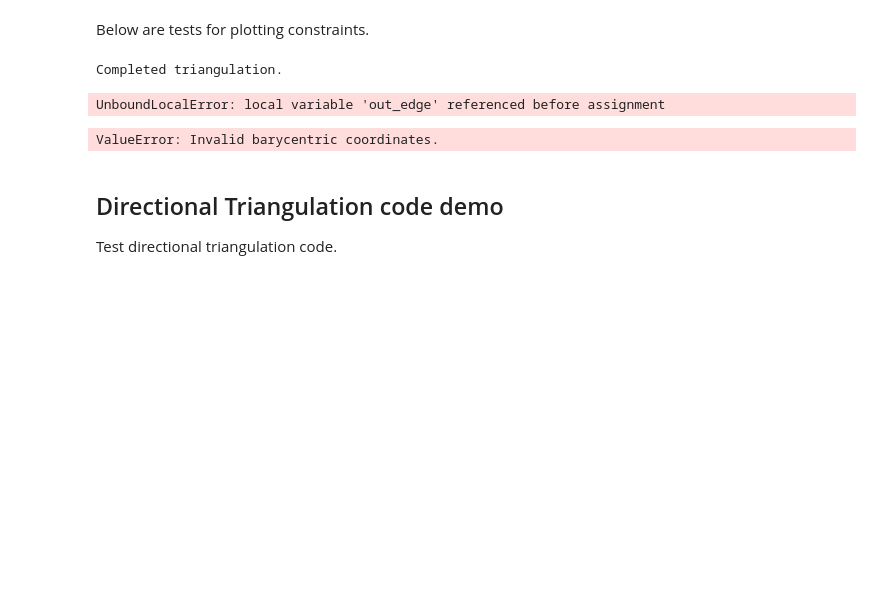
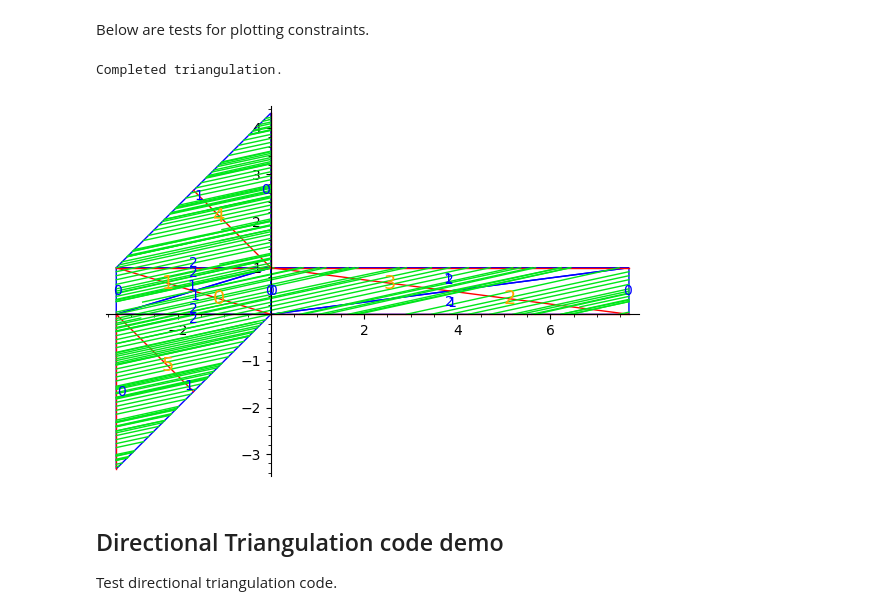
Before and after one commit to sfreedman67/samsurf, a Jupyter notebook: bowman/testing_cyl_ref.ipynb, the cells around one changed output. Drawn from its saved outputs; the diff is of its cells as text; code cells hidden in the pictures; blank space fills up the shorter version.

Commit message:
code is now cleaned up and working for veech elements that give equiv surface

```diff
--- a/bowman/testing_cyl_ref.ipynb
+++ b/bowman/testing_cyl_ref.ipynb
@@ -18,24 +17,13 @@ Z = Y.plot_constraints(constraints_dict) # get triangulation with marked segment
 #Z.plot()
 # %% [output]
 Completed triangulation.
-# %%
-# need to test plot_transformed_constraints(self, pts_info)
-pts_info = [[((1/2, 1/2, 0), 0, vector([1, 1]))]]
-Z.plot_transformed_constraints(pts_info)
-# %% [output]
-UnboundLocalError: local variable 'out_edge' referenced before assignment
 # %%
 F = Y.generators_veech
-#veech_elem = matrix([[1, 11], [0, 1]])
 veech_elem = F.gens[12] # get veech element
-#new_tri, indx, new_coord = Y.track_marked_point((1/2, 1/2, 0), 0, veech_elem)
+new_triangulation = Z.main_constraint_plotter(veech_elem) # get new triangulation with transformed segments
+new_triangulation.plot()
+# %% [output]
+[figure, added]
-# %%
-# return triangulation object with plotted lines elements.
-# main_constraint_plotter is the master function that returns a triangulation with
-# the transformed segments plotted on it.
-new_triangulation = Z.main_constraint_plotter(veech_elem)
-# %% [output]
-ValueError: Invalid barycentric coordinates.
 # %% [markdown]
 ## Directional Triangulation code demo
 Test directional triangulation code.
```
Also changed, not shown: parts of 2 cells of this notebook, 3 other files.
